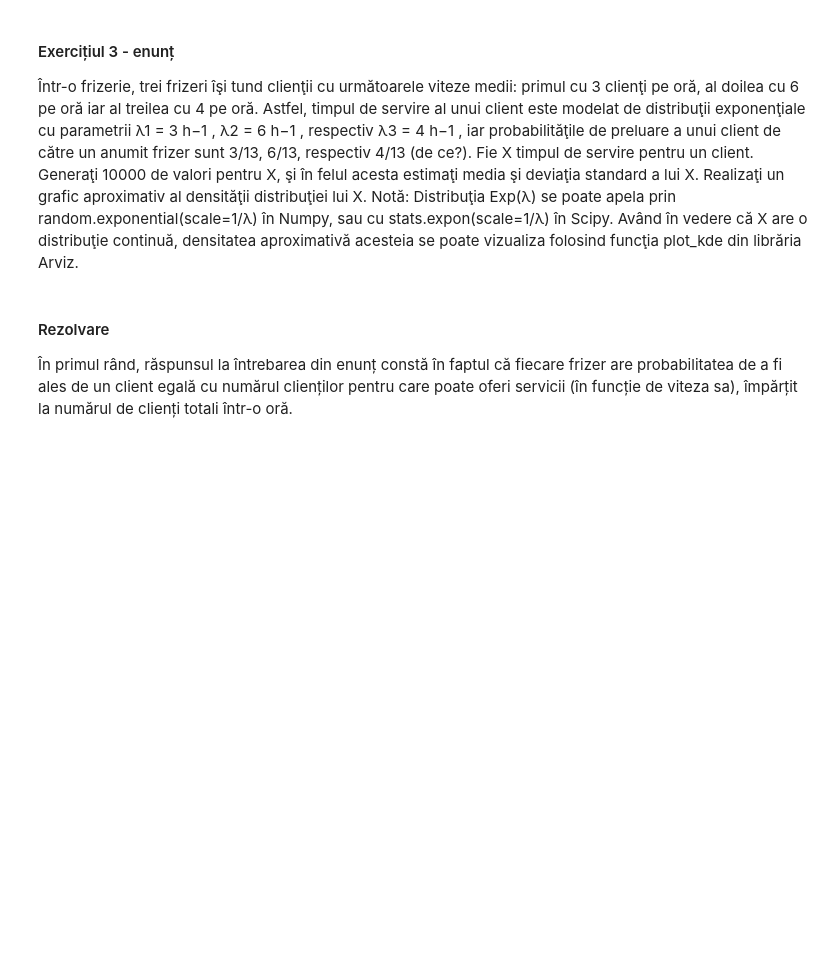
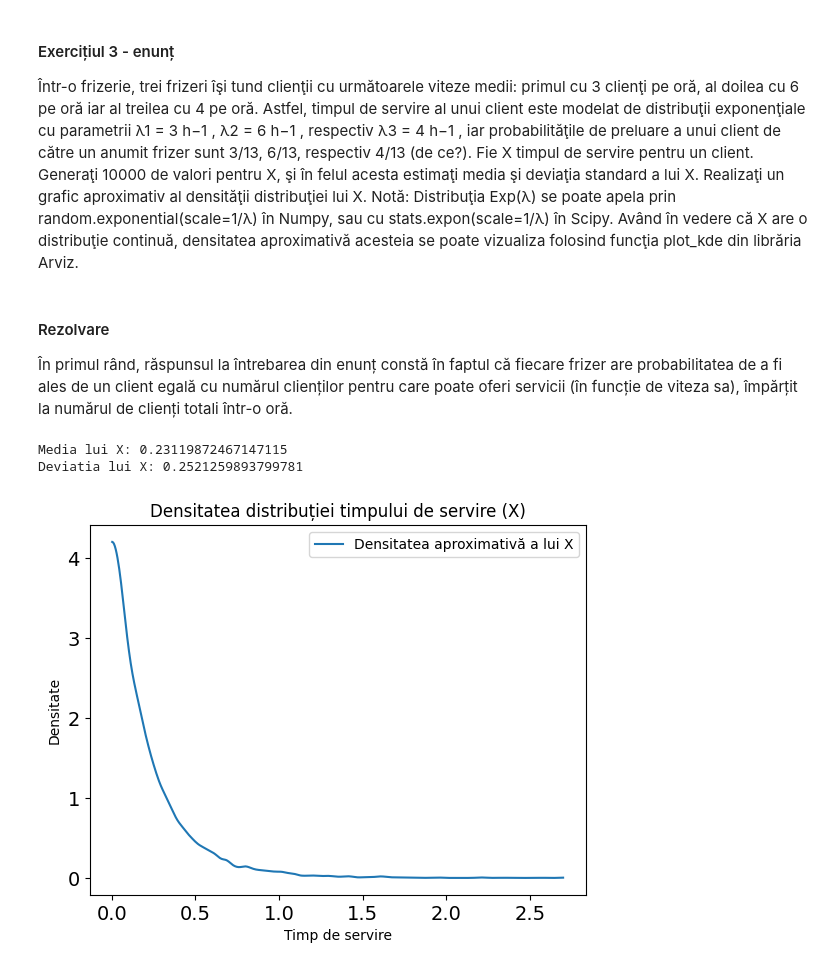
Before and after one commit to teodorachiriac73/PMP-2024, a Jupyter notebook: Lab02/Tema2.ipynb, the cells around one changed output. Cells and saved outputs as stored; diff of their text form; code cells hidden in the pictures; blank space fills up the shorter version.

```diff
--- a/Lab02/Tema2.ipynb
+++ b/Lab02/Tema2.ipynb
@@ -242,3 +242,34 @@ funcţia plot_kde din librăria Arviz.
 #### Rezolvare
 
 În primul rând, răspunsul la întrebarea din enunț constă în faptul că fiecare frizer are probabilitatea de a fi ales de un client egală cu numărul clienților pentru care poate oferi servicii (în funcție de viteza sa), împărțit la numărul de clienți totali într-o oră.
+# %%
+import numpy as np
+import matplotlib.pyplot as plt
+import arviz as az
+
+lambdas = [3, 6, 4]
+probabilitati = [3/13, 6/13, 4/13]
+num_samples = 10000
+samples = []
+
+for _ in range(num_samples):
+    frizer = np.random.choice([0, 1, 2], p=probabilitati)
+    sample = np.random.exponential(scale=1/lambdas[frizer])
+    samples.append(sample)
+
+samples=np.array(samples)
+medie = np.mean(samples)
+dev = np.std(samples)
+
+print(f"Media lui X: {medie}")
+print(f"Deviatia lui X: {dev}")
+az.plot_kde(samples, label='Densitatea aproximativă a lui X')
+plt.title("Densitatea distribuției timpului de servire (X)")
+plt.xlabel("Timp de servire")
+plt.ylabel("Densitate")
+plt.legend()
+plt.show()
+# %% [output]
+Media lui X: 0.23119872467147115
+Deviatia lui X: 0.2521259893799781
+[figure, added]
```
Also changed, not shown: parts of 3 cells of this notebook.
